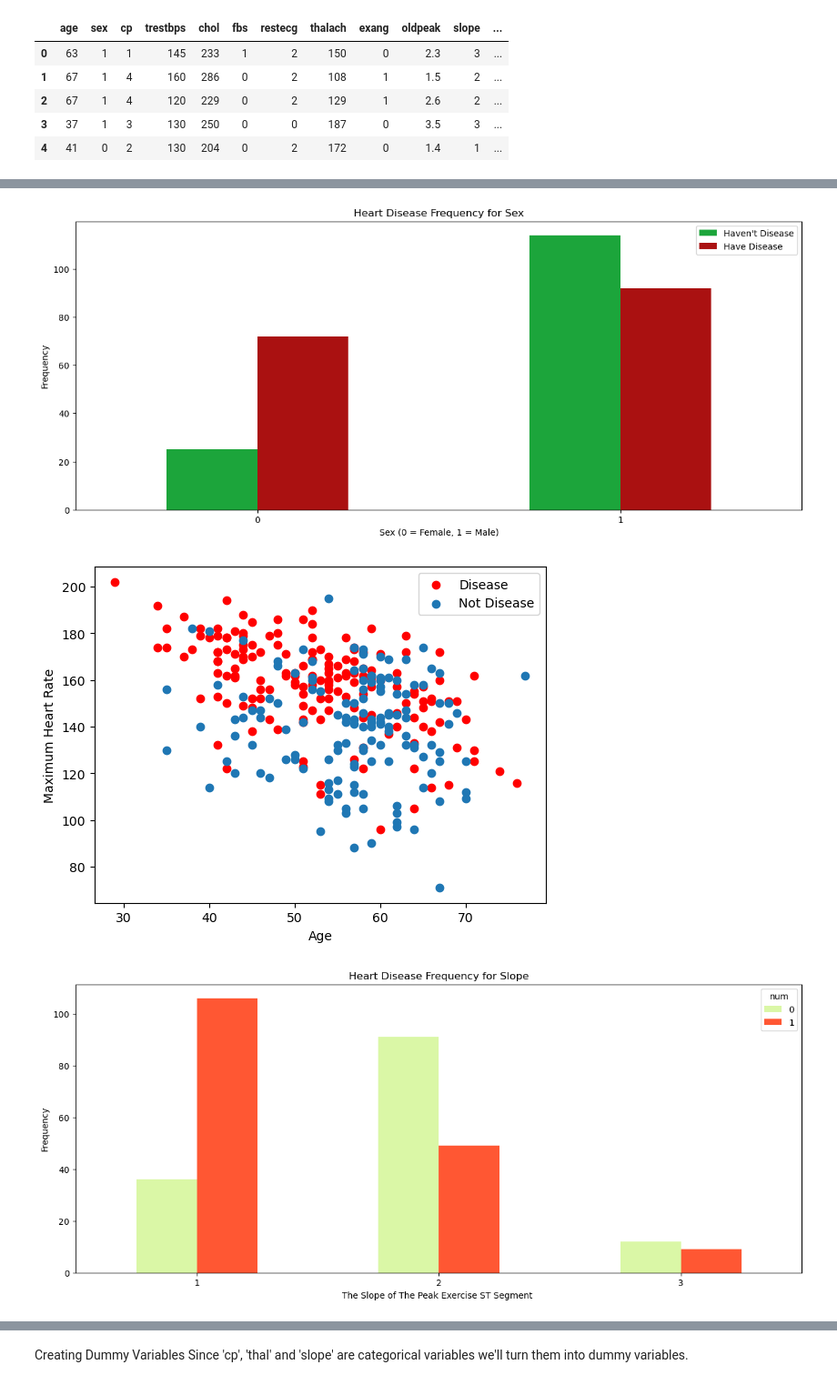
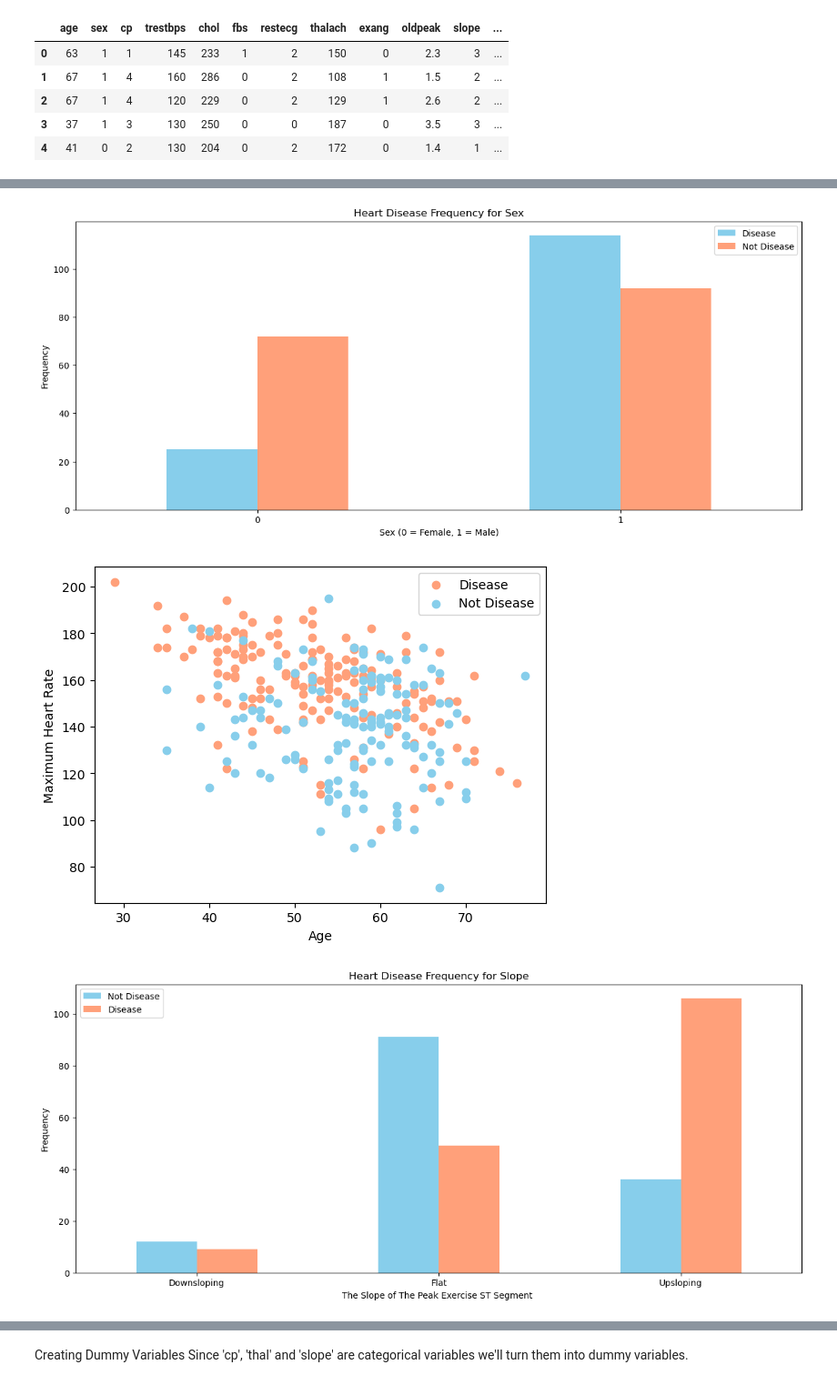
Before and after one commit to andreacorvaglia-unisr/corso-ai-medicina, a Jupyter notebook: hearth_disease.ipynb, the cells around one changed output, grey strips where cells are left out. Shown: that part at 91% size. Drawn from its saved outputs; the diff is of its cells as text; code cells hidden in the pictures.

Commit message:
add explaination and major updates

```diff
--- a/hearth_disease.ipynb
+++ b/hearth_disease.ipynb
@@ -84,3 +104,24 @@ df.head()
 | 2 | 67 | 1 | 4 | 120 | 229 | 0 | 2 | 129 | 1 | 2.6 | 2 | ... |
 | 3 | 37 | 1 | 3 | 130 | 250 | 0 | 0 | 187 | 0 | 3.5 | 3 | ... |
 | 4 | 41 | 0 | 2 | 130 | 204 | 0 | 2 | 172 | 0 | 1.4 | 1 | ... |
+# %%
+# Define a dictionary with the new column names
+new_column_names = {
+    'age': 'Age',
+    'sex': 'Sex',
+    'cp': 'ChestPainType',
+    'trestbps': 'RestingBloodPressure',
+    'chol': 'SerumCholesterol',
+    'fbs': 'FastingBloodSugar',
+    'restecg': 'RestingECG',
+    'thalach': 'MaxHeartRate',
+    'exang': 'ExerciseInducedAngina',
+    'oldpeak': 'STDepression',
+    'slope': 'SlopeSTSegment',
+    'ca': 'NumMajorVessels',
+    'thal': 'Thalassemia',
+    'num': 'HeartDiseaseDiagnosis'
+}
+
+# Rename the columns using the dictionary
+df.rename(columns=new_column_names, inplace=True)
@@ -94,3 +168,5 @@ num
 Name: count, dtype: int64
 # %%
-df['num'] = np.int64(df['num'] < 1) # binarize the target
+df['HeartDiseaseDiagnosis'] = np.int64(df['HeartDiseaseDiagnosis'] < 1) # binarize the target
+# %%
+palette = ["#87CEEB", "#FFA07A"]
@@ -123,29 +192,40 @@ df.groupby('num').mean()
 # %%
-pd.crosstab(df.sex,df.num).plot(kind="bar",figsize=(15,6),color=['#1CA53B','#AA1111' ])
+pd.crosstab(df.Sex,df.HeartDiseaseDiagnosis).plot(kind="bar",figsize=(15,6),color=palette)
 plt.title('Heart Disease Frequency for Sex')
 plt.xlabel('Sex (0 = Female, 1 = Male)')
 plt.xticks(rotation=0)
-plt.legend(["Haven't Disease", "Have Disease"])
+plt.legend(["Disease", "Not Disease"])
 plt.ylabel('Frequency')
 plt.show()
 # %% [output]
-[figure, old version]
+[figure, new version]
 # %%
-plt.scatter(x=df.age[df.num==1], y=df.thalach[(df.num==1)], c="red")
-plt.scatter(x=df.age[df.num==0], y=df.thalach[(df.num==0)])
+plt.scatter(x=df.Age[df.HeartDiseaseDiagnosis==1], y=df.MaxHeartRate[(df.HeartDiseaseDiagnosis==1)], c=palette[1])
+plt.scatter(x=df.Age[df.HeartDiseaseDiagnosis==0], y=df.MaxHeartRate[(df.HeartDiseaseDiagnosis==0)], c=palette[0])
 plt.legend(["Disease", "Not Disease"])
 plt.xlabel("Age")
 plt.ylabel("Maximum Heart Rate")
 plt.show()
 # %% [output]
-[figure, old version]
+[figure, new version]
+# %%
+# Define the mapping for each categorical variable
+ChestPainType_mapping = {1: 'Typical angina', 2: 'Atypical angina', 3: 'Non-anginal pain', 4: 'Asymptomatic'}
+Thalassemia_mapping = {3.0: 'Normal', 6.0: 'Fixed defect', 7.0: 'Reversible defect'}
+SlopeSTSegment_mapping = {1: 'Upsloping', 2: 'Flat', 3: 'Downsloping'}
+
+# Replace the values in the original DataFrame
+df['ChestPainType'] = df['ChestPainType'].map(ChestPainType_mapping)
+df['Thalassemia'] = df['Thalassemia'].map(Thalassemia_mapping)
+df['SlopeSTSegment'] = df['SlopeSTSegment'].map(SlopeSTSegment_mapping)
 # %%
-pd.crosstab(df.slope,df.num).plot(kind="bar",figsize=(15,6),color=['#DAF7A6','#FF5733' ])
+pd.crosstab(df.SlopeSTSegment,df.HeartDiseaseDiagnosis).plot(kind="bar",figsize=(15,6),color=palette)
 plt.title('Heart Disease Frequency for Slope')
 plt.xlabel('The Slope of The Peak Exercise ST Segment ')
 plt.xticks(rotation = 0)
+plt.legend(["Not Disease", "Disease"])
 plt.ylabel('Frequency')
 plt.show()
 # %% [output]
-[figure, old version]
+[figure, new version]
 # %%
```
Also changed, not shown: parts of 35 cells of this notebook.
